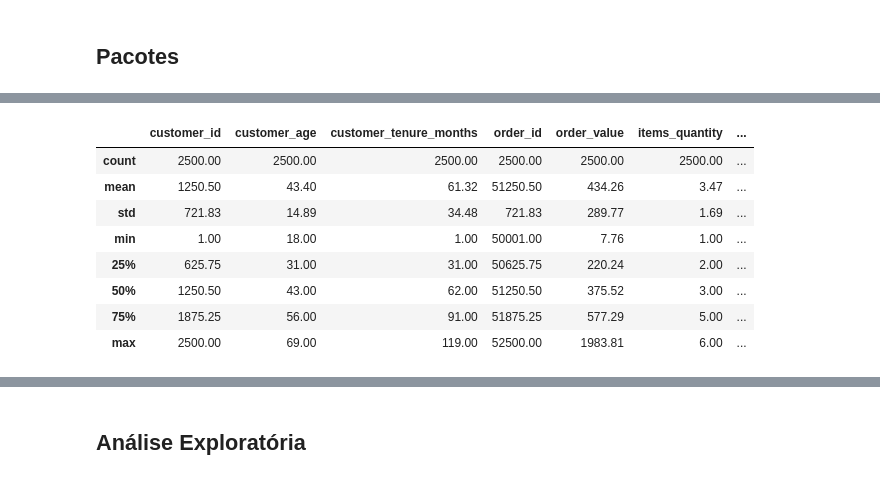
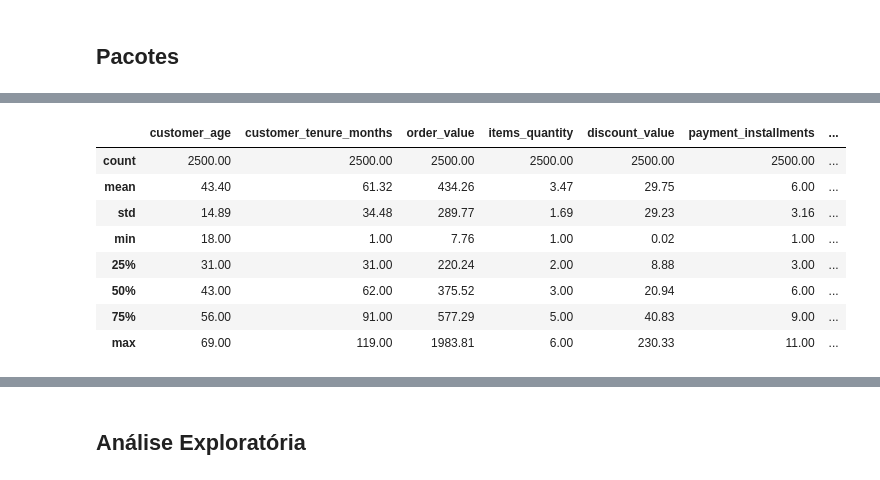
Before and after one commit to braga0m/TechChallenge1, a Jupyter notebook: código/exploração_dados_tech_challenge1.ipynb, the cells around one changed output, grey strips where cells are left out. Drawn from its saved outputs; the diff is of its cells as text; code cells hidden in the pictures.

```diff
--- a/código/exploração_dados_tech_challenge1.ipynb
+++ b/código/exploração_dados_tech_challenge1.ipynb
@@ -31,2 +32,2 @@ import plotly.express as px
 # %%
-dados = pd.read_csv("https://raw.githubusercontent.com/braga0m/TechChallenge1/refs/heads/main/dados/dados_ecommerce_tratado.csv")
+dados = pd.read_csv("https://raw.githubusercontent.com/braga0m/TechChallenge1/refs/heads/main/dados/dados_ecommerce.csv")
@@ -53,12 +64,12 @@ memory usage: 410.3+ KB
 # %%
-dados.describe().round(2)
+dados.drop(columns=['complaints', 'repeat_purchase_30d', 'customer_id', 'order_id']).describe().round(2)
 # %% [output]
-|  | customer_id | customer_age | customer_tenure_months | order_id | order_value | items_quantity | ... |
+|  | customer_age | customer_tenure_months | order_value | items_quantity | discount_value | payment_installments | ... |
 | count | 2500.00 | 2500.00 | 2500.00 | 2500.00 | 2500.00 | 2500.00 | ... |
-| mean | 1250.50 | 43.40 | 61.32 | 51250.50 | 434.26 | 3.47 | ... |
-| std | 721.83 | 14.89 | 34.48 | 721.83 | 289.77 | 1.69 | ... |
-| min | 1.00 | 18.00 | 1.00 | 50001.00 | 7.76 | 1.00 | ... |
-| 25% | 625.75 | 31.00 | 31.00 | 50625.75 | 220.24 | 2.00 | ... |
-| 50% | 1250.50 | 43.00 | 62.00 | 51250.50 | 375.52 | 3.00 | ... |
-| 75% | 1875.25 | 56.00 | 91.00 | 51875.25 | 577.29 | 5.00 | ... |
-| max | 2500.00 | 69.00 | 119.00 | 52500.00 | 1983.81 | 6.00 | ... |
+| mean | 43.40 | 61.32 | 434.26 | 3.47 | 29.75 | 6.00 | ... |
+| std | 14.89 | 34.48 | 289.77 | 1.69 | 29.23 | 3.16 | ... |
+| min | 18.00 | 1.00 | 7.76 | 1.00 | 0.02 | 1.00 | ... |
+| 25% | 31.00 | 31.00 | 220.24 | 2.00 | 8.88 | 3.00 | ... |
+| 50% | 43.00 | 62.00 | 375.52 | 3.00 | 20.94 | 6.00 | ... |
+| 75% | 56.00 | 91.00 | 577.29 | 5.00 | 40.83 | 9.00 | ... |
+| max | 69.00 | 119.00 | 1983.81 | 6.00 | 230.33 | 11.00 | ... |
```
Also changed, not shown: parts of 23 cells of this notebook.
